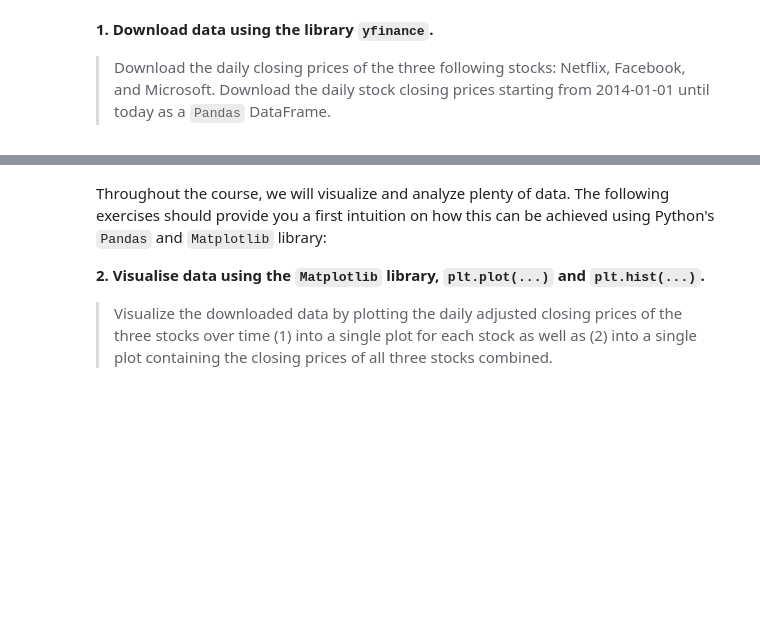
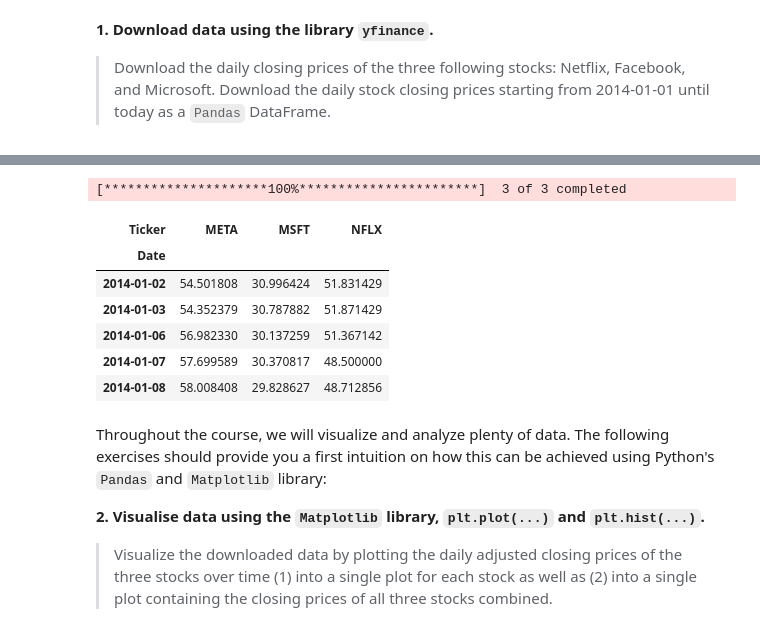
Before and after one commit to marcvonrohr/machine_learning, a Jupyter notebook: lab_101/lab_101_notebook.ipynb, the cells around one changed output, grey strips where cells are left out. Drawn from its saved outputs; the diff is of its cells as text; code cells hidden in the pictures; blank space fills up the shorter version.

```diff
--- a/lab_101/lab_101_notebook.ipynb
+++ b/lab_101/lab_101_notebook.ipynb
@@ -524,0 +518,29 @@ You may want to try the following exercises after the lab:
+# %%
+# ***************************************************
+# INSERT YOUR CODE HERE
+# ***************************************************
+
+# Install yfinance if you have not already
+!pip3 install yfinance --ignore-installed
+
+# Import libraries
+import yfinance as yf
+import pandas as pd
+import datetime as dt
+
+# Set start and end dates
+start_date = dt.datetime(2014, 1, 1)
+end_date = dt.datetime.today()
+
+# Define the list of stock tickers
+tickers = ['NFLX', 'META', 'MSFT']
+
+# Download the data
+data = yf.download(tickers, start=start_date, end=end_date)
+
+# Extract the closing prices for each stock
+closing_prices = data['Close']
+
+# Display the first few rows of the DataFrame
+closing_prices.head()
+# %% [output]
@@ -525,3 +564,11 @@ You may want to try the following exercises after the lab:
+[*********************100%***********************]  3 of 3 completed
+| Ticker | META | MSFT | NFLX |
+| Date |  |  |  |
+| 2014-01-02 | 54.501808 | 30.996424 | 51.831429 |
+| 2014-01-03 | 54.352379 | 30.787882 | 51.871429 |
+| 2014-01-06 | 56.982330 | 30.137259 | 51.367142 |
+| 2014-01-07 | 57.699589 | 30.370817 | 48.500000 |
+| 2014-01-08 | 58.008408 | 29.828627 | 48.712856 |
 # %% [markdown]
 Throughout the course, we will visualize and analyze plenty of data. The following exercises should provide you a first intuition on how this can be achieved using Python's `Pandas` and `Matplotlib` library:
 
```
Also changed, not shown: parts of 18 cells of this notebook.
